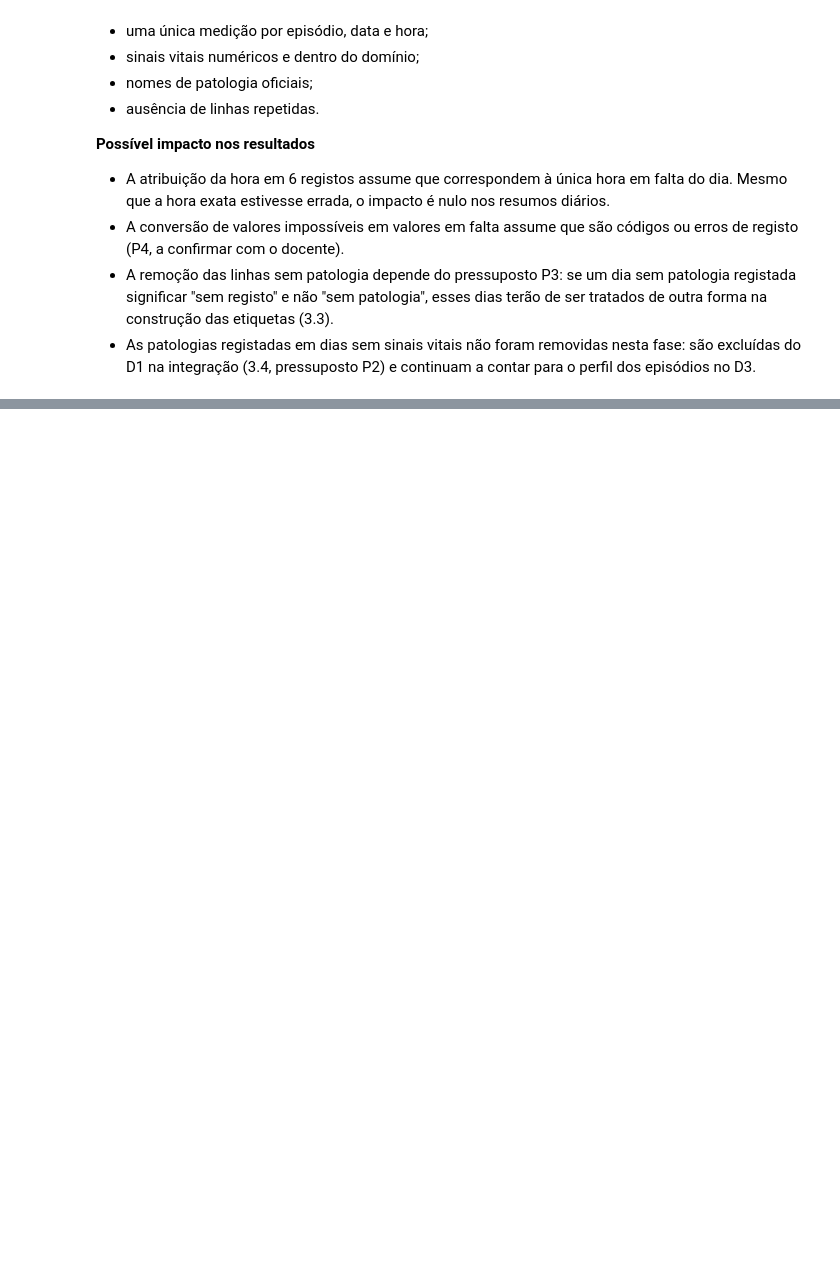
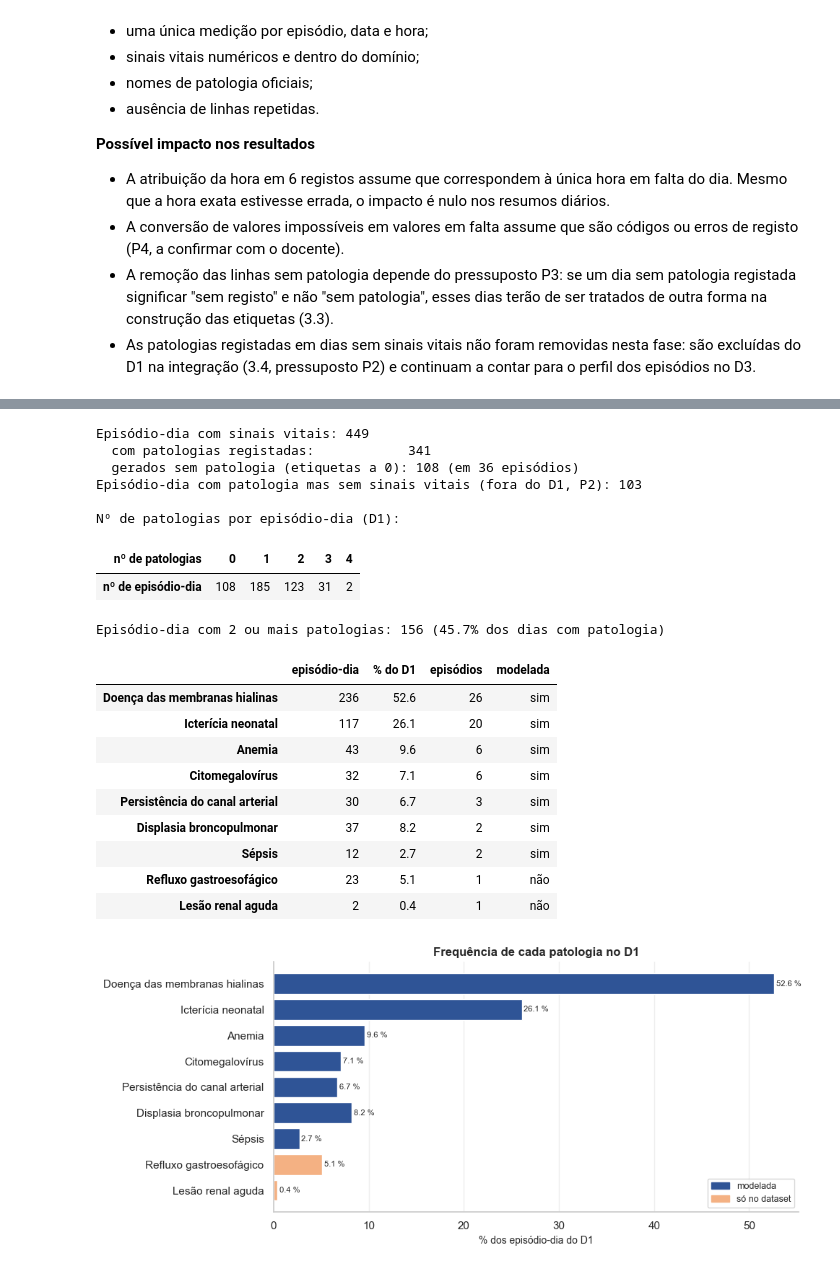
Before and after one commit to goncalorg10/aase-neonatal, a Jupyter notebook: 02_data_preparation.ipynb, the cells around one changed output, grey strips where cells are left out. Saved outputs shown, nothing was run; the diff lists cells and outputs as text; code cells hidden in the pictures; blank space fills up the shorter version.

Commit message:
Fase 3 concluída: datasets D1, D2 e D3

```diff
--- a/02_data_preparation.ipynb
+++ b/02_data_preparation.ipynb
@@ -852,0 +1014,74 @@ Depois da limpeza, as tabelas cumprem todas as regras de qualidade verificadas:
+# %%
+# =============================================================================
+# 3.3.4 Registos gerados: episódio-dia sem patologia
+# Junta as etiquetas (3.3.3) a todos os episódio-dia com sinais vitais
+# (ep_dia, 3.3.2):
+# - episódio-dia com sinais vitais e com patologias -> recebe as etiquetas
+# - episódio-dia com sinais vitais e sem nenhuma patologia registada -> não
+#   existe na tabela de patologias; gera-se um registo com todas as etiquetas
+#   a 0 ("sem patologia", P3). Sem estes registos, o modelo nunca veria
+#   exemplos de dias sem patologia.
+# - episódio-dia com patologia mas sem sinais vitais -> não entram (P2);
+#   são contados para o relatório
+# Resultado: etiq_d1, com uma linha por episódio-dia com sinais vitais.
+# =============================================================================
+etiq_d1 = ep_dia[["episodio", "data"]].merge(etiquetas.reset_index(), on=["episodio", "data"],
+                                             how="left", indicator=True)
+gerados = etiq_d1["_merge"] == "left_only"
+etiq_d1 = etiq_d1.drop(columns="_merge")
+etiq_d1[PATOLOGIAS_D1] = etiq_d1[PATOLOGIAS_D1].fillna(0).astype(int)
+
+chaves_sv = set(zip(ep_dia["episodio"], ep_dia["data"]))
+sem_sv = [(e, d) not in chaves_sv for e, d in etiquetas.index]
+
+print(f"Episódio-dia com sinais vitais: {len(etiq_d1)}")
+print(f"  com patologias registadas:            {(~gerados).sum()}")
+print(f"  gerados sem patologia (etiquetas a 0): {gerados.sum()} "
+      f"(em {etiq_d1.loc[gerados, 'episodio'].nunique()} episódios)")
+print(f"Episódio-dia com patologia mas sem sinais vitais (fora do D1, P2): {sum(sem_sv)}")
+
+n_pat = etiq_d1[PATOLOGIAS_D1].sum(axis=1)
+print("\nNº de patologias por episódio-dia (D1):")
+display(n_pat.value_counts().sort_index().rename_axis("nº de patologias").to_frame("nº de episódio-dia").T)
+print(f"Episódio-dia com 2 ou mais patologias: {(n_pat >= 2).sum()} "
+      f"({(n_pat >= 2).sum() / (n_pat >= 1).sum():.1%} dos dias com patologia)")
+
+prev = pd.DataFrame({"episódio-dia": etiq_d1[PATOLOGIAS_D1].sum(),
+                     "% do D1": (etiq_d1[PATOLOGIAS_D1].mean() * 100).round(1),
+                     "episódios": [etiq_d1.loc[etiq_d1[p] == 1, "episodio"].nunique() for p in PATOLOGIAS_D1],
+                     "modelada": ["sim" if p in PATOLOGIAS_MODELO else "não" for p in PATOLOGIAS_D1]})
+display(prev)
+
+# --- Gráfico: % dos episódio-dia do D1 com cada patologia (desequilíbrio das classes)
+fig, ax = plt.subplots(figsize=(10, 4.5))
+barras = ax.barh(prev.index, prev["% do D1"], color=prev["modelada"].map({"sim": AZUL, "não": LARANJA}))
+ax.bar_label(barras, fmt="%.1f %%", fontsize=8, padding=2)
+ax.invert_yaxis()
+ax.set_xlabel("% dos episódio-dia do D1")
+ax.set_title("Frequência de cada patologia no D1")
+ax.legend(handles=[Patch(color=AZUL, label="modelada"), Patch(color=LARANJA, label="só no dataset")],
+          loc="lower right", fontsize=9)
+ax.grid(axis="y", visible=False)
+plt.tight_layout()
+plt.show()
+# %% [output]
+Episódio-dia com sinais vitais: 449
+  com patologias registadas:            341
+  gerados sem patologia (etiquetas a 0): 108 (em 36 episódios)
+Episódio-dia com patologia mas sem sinais vitais (fora do D1, P2): 103
+
+Nº de patologias por episódio-dia (D1):
+| nº de patologias | 0 | 1 | 2 | 3 | 4 |
+| nº de episódio-dia | 108 | 185 | 123 | 31 | 2 |
+Episódio-dia com 2 ou mais patologias: 156 (45.7% dos dias com patologia)
+|  | episódio-dia | % do D1 | episódios | modelada |
+| Doença das membranas hialinas | 236 | 52.6 | 26 | sim |
+| Icterícia neonatal | 117 | 26.1 | 20 | sim |
+| Anemia | 43 | 9.6 | 6 | sim |
+| Citomegalovírus | 32 | 7.1 | 6 | sim |
+| Persistência do canal arterial | 30 | 6.7 | 3 | sim |
+| Displasia broncopulmonar | 37 | 8.2 | 2 | sim |
+| Sépsis | 12 | 2.7 | 2 | sim |
+| Refluxo gastroesofágico | 23 | 5.1 | 1 | não |
+| Lesão renal aguda | 2 | 0.4 | 1 | não |
+[figure, added]
```
Also changed, not shown: parts of 21 cells of this notebook, 6 other files.
